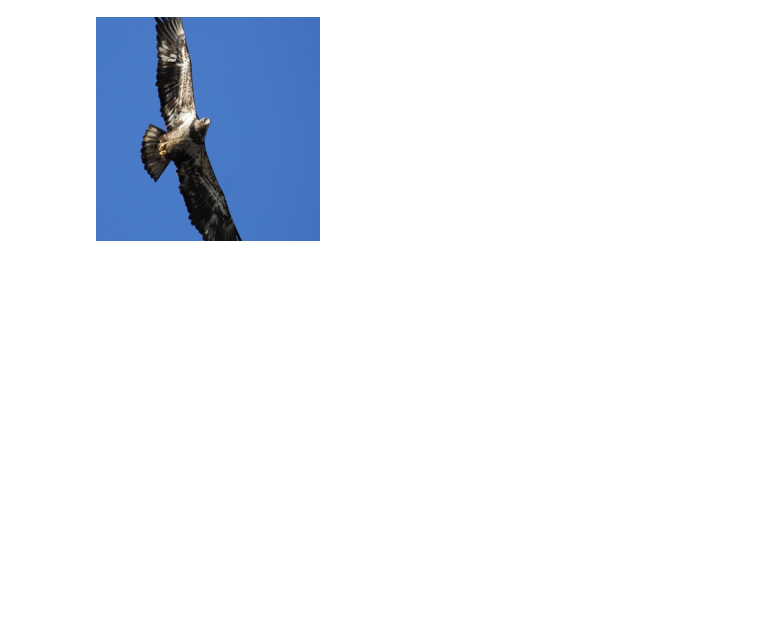
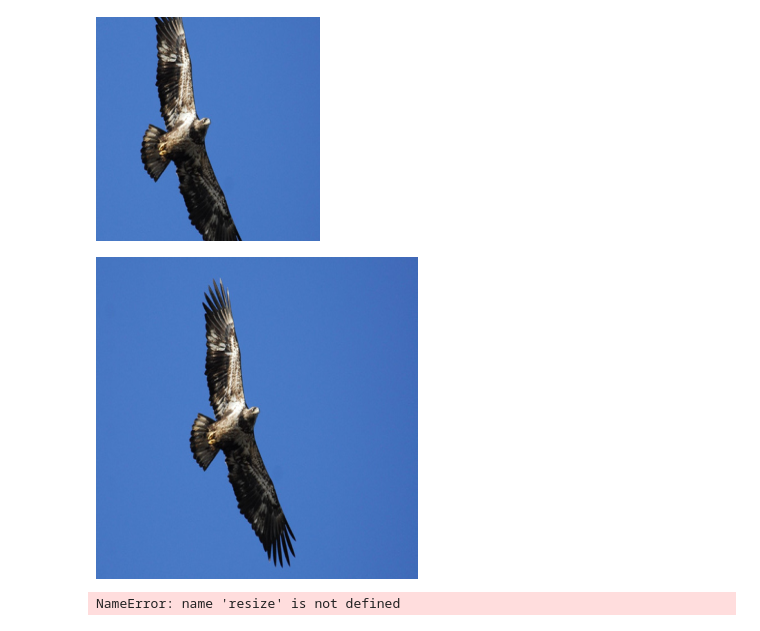
Before and after one commit to beotborry/ConformalXAI, a Jupyter notebook: explanation.ipynb, the cells around one changed output. Drawn from its saved outputs; the diff is of its cells as text; code cells hidden in the pictures; blank space fills up the shorter version.

```diff
--- a/explanation.ipynb
+++ b/explanation.ipynb
@@ -29,3 +39,11 @@ expl_func = ExplFactory().get_explainer(model = model, expl_method = expl_method
 center_crop_224(resize_322(orig_img))
 # %% [output]
 [figure]
+# %%
+resize_322(orig_img)
+# %% [output]
+[figure, added]
+# %%
+resize
+# %% [output]
+NameError: name 'resize' is not defined
```
Also changed, not shown: parts of 5 cells of this notebook, 38 other files.
